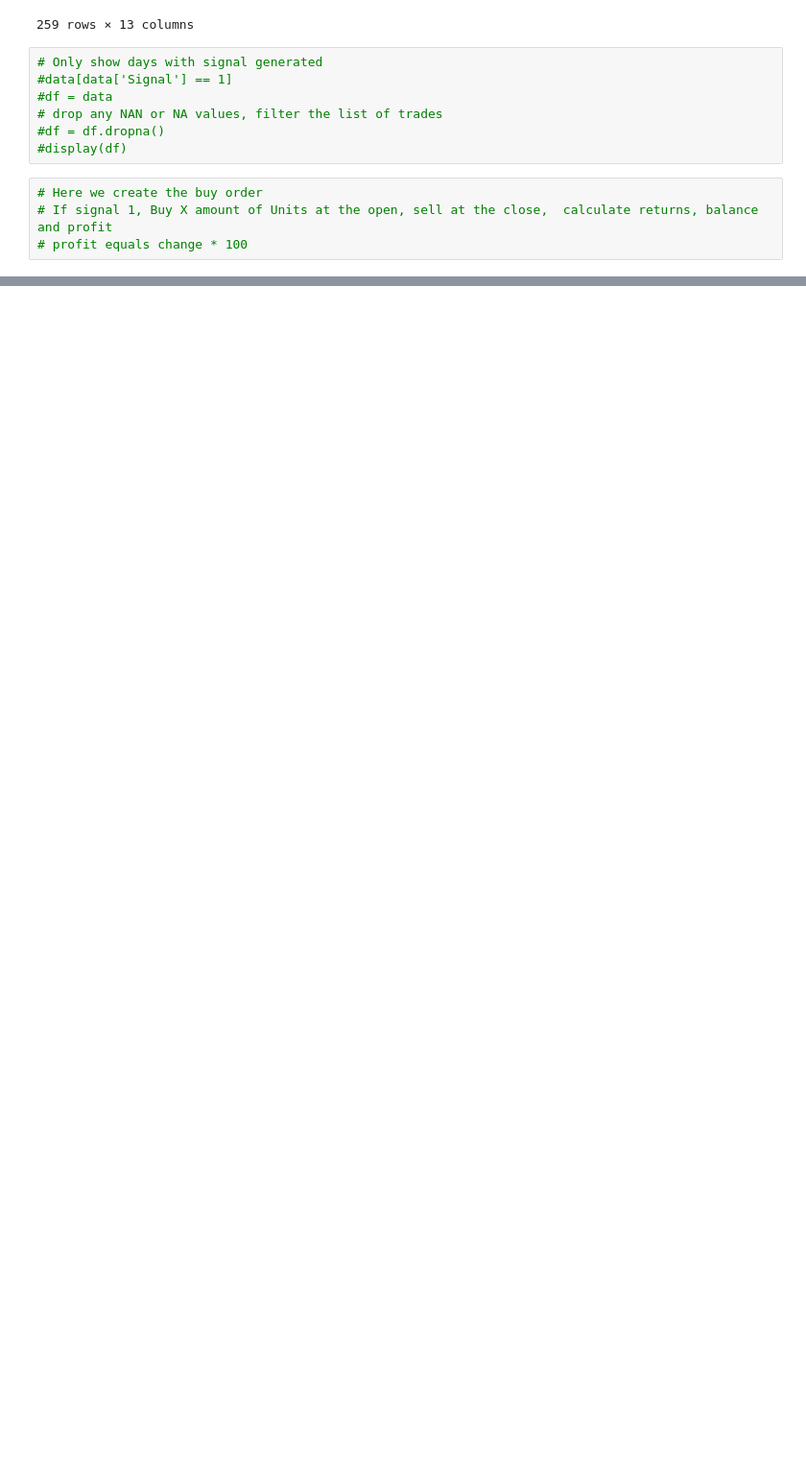
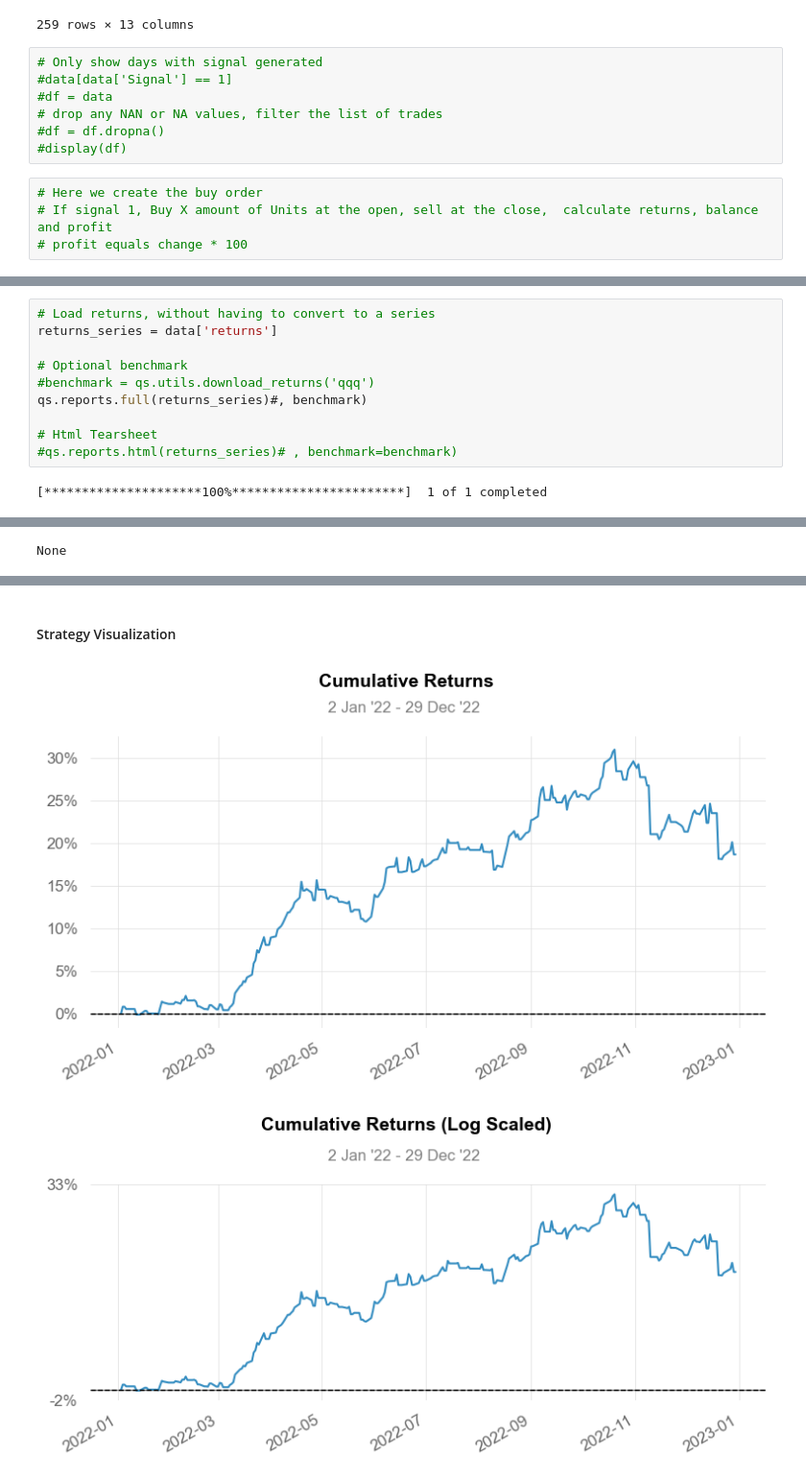
Before and after one commit to guzmanwolfrank/QuantTrading, a Jupyter notebook: Backtests/USDJPY/Notebook.ipynb, the cells around one changed output, grey strips where cells are left out. Shown at 96% size. Drawn from its saved outputs; the diff is of its cells as text; blank space fills up the shorter version.

```diff
--- a/Backtests/USDJPY/Notebook.ipynb
+++ b/Backtests/USDJPY/Notebook.ipynb
@@ -123,0 +147,12 @@ display(data)
+# %%
+# Load returns, without having to convert to a series
+returns_series = data['returns']
+
+# Optional benchmark
+#benchmark = qs.utils.download_returns('qqq')
+qs.reports.full(returns_series)#, benchmark)
+
+# Html Tearsheet
+#qs.reports.html(returns_series)# , benchmark=benchmark)
+# %% [output]
+[*********************100%***********************]  1 of 1 completed
@@ -123,0 +177 @@ display(data)
+None
@@ -123,0 +185,3 @@ display(data)
+Strategy Visualization
+[figure, added]
+[figure, added]
```
Also changed, not shown: parts of 5 cells of this notebook, 1 other file.
